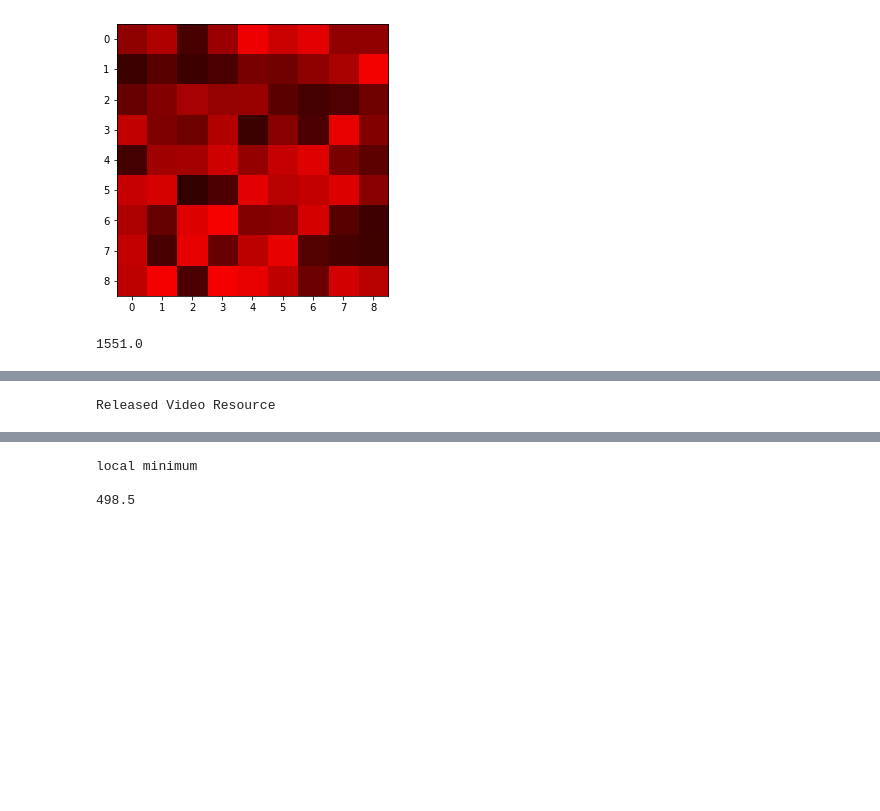
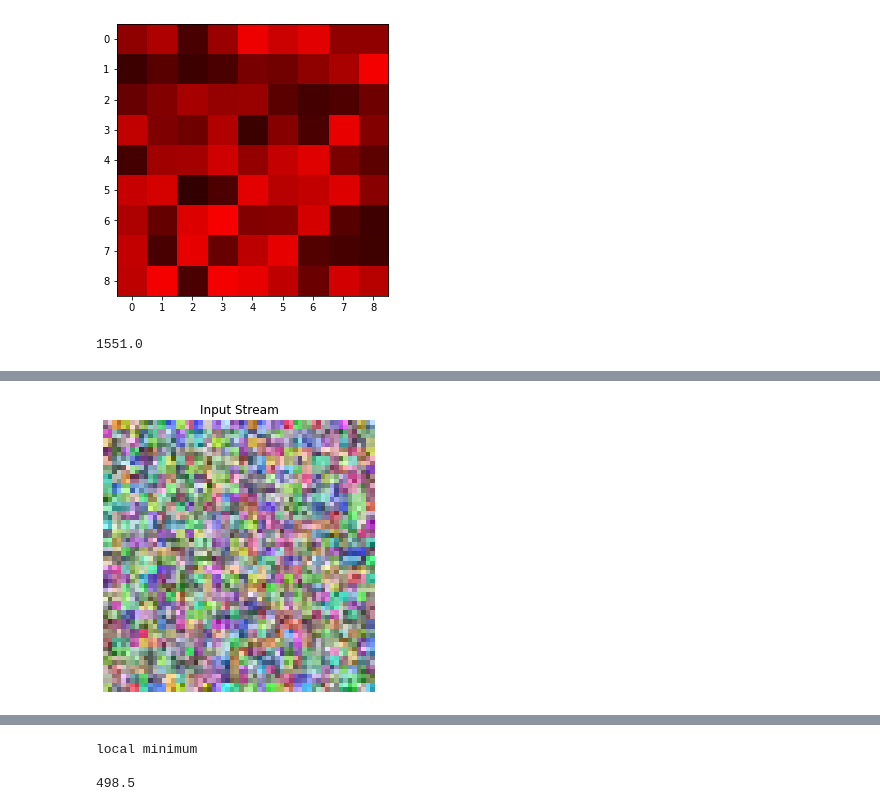
Before and after one commit to Lucaserf/CVlocalSearch, a Jupyter notebook: CVlocalSearch.ipynb, the cells around one changed output, grey strips where cells are left out. Saved outputs shown, nothing was run; the diff lists cells and outputs as text; code cells hidden in the pictures; blank space fills up the shorter version.

```diff
--- a/CVlocalSearch.ipynb
+++ b/CVlocalSearch.ipynb
@@ -312,7 +330,7 @@ local minimum
 # %%
-play_video('output.avi')
+play_video('out.avi')
 # %% [output]
-Released Video Resource
+[figure, added]
 # %%
 plt.figure(figsize=(5,5))
 plt.imshow(best_image)
```
Also changed, not shown: parts of 9 cells of this notebook, 2 other files.
